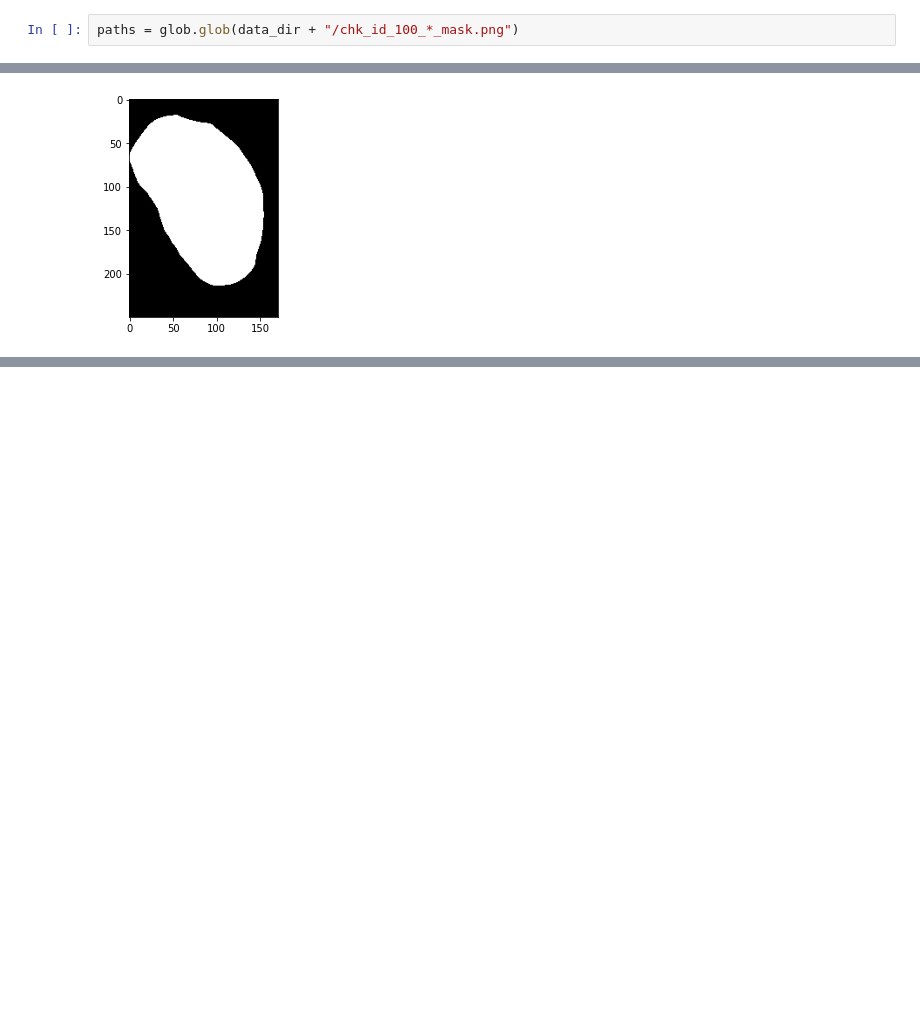
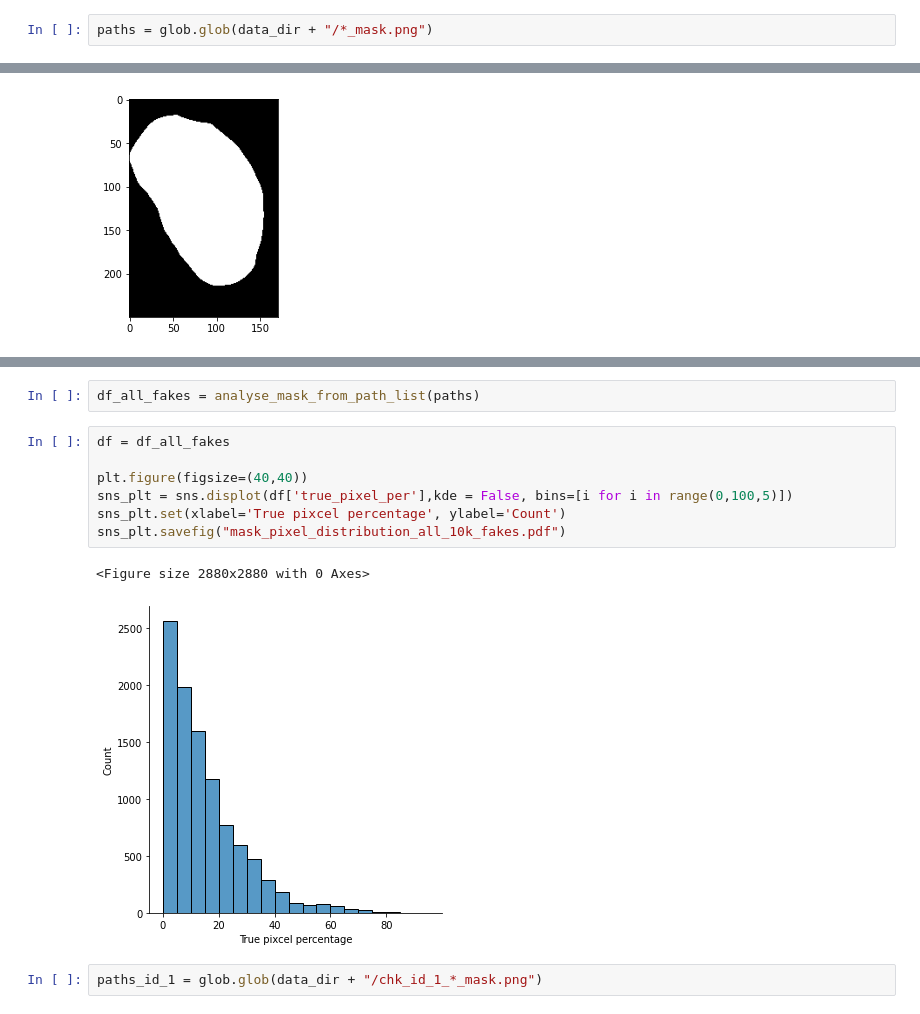
Before and after one commit to vlbthambawita/singan-polyp-aug-exp, a Jupyter notebook: notebooks/check_diversity_of_fakes.ipynb, the cells around one changed output, grey strips where cells are left out. Saved outputs shown, nothing was run; the diff lists cells and outputs as text; blank space fills up the shorter version.

```diff
--- a/notebooks/check_diversity_of_fakes.ipynb
+++ b/notebooks/check_diversity_of_fakes.ipynb
@@ -8,5 +11,5 @@ import matplotlib.pyplot as plt
 # %%
 data_dir = "/work/vajira/DATA/sinGAN_polyps/synthetic_polyps_and_masks_10k"
 # %%
-paths = glob.glob(data_dir + "/chk_id_100_*_mask.png")
+paths = glob.glob(data_dir + "/*_mask.png")
 # %%
@@ -43,0 +75,14 @@ plt.imshow(one_channel, cmap="gray")
+# %%
+df_all_fakes = analyse_mask_from_path_list(paths)
+# %%
+df = df_all_fakes
+
+plt.figure(figsize=(40,40))
+sns_plt = sns.displot(df['true_pixel_per'],kde = False, bins=[i for i in range(0,100,5)])
+sns_plt.set(xlabel='True pixcel percentage', ylabel='Count')
+sns_plt.savefig("mask_pixel_distribution_all_10k_fakes.pdf")
+# %% [output]
+<Figure size 2880x2880 with 0 Axes>
+[figure, added]
+# %%
+paths_id_1 = glob.glob(data_dir + "/chk_id_1_*_mask.png")
```
Also changed, not shown: parts of 15 cells of this notebook, 17 other files.
